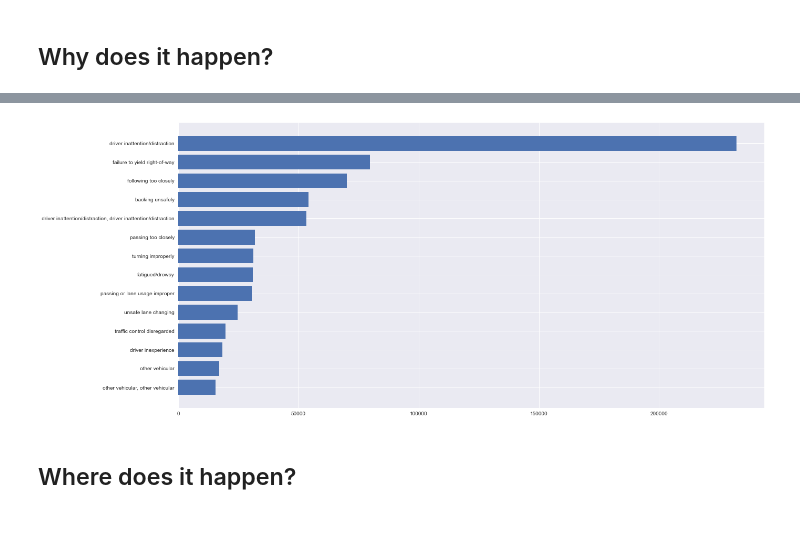
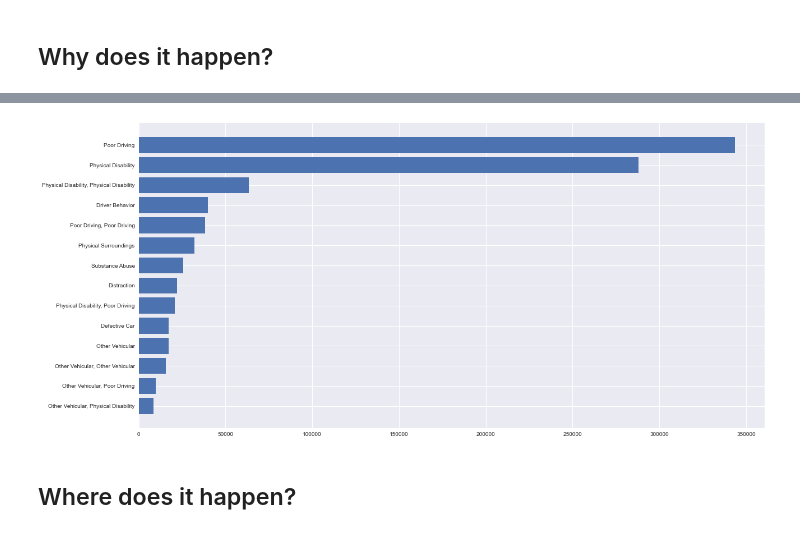
Before and after one commit to rasgaard/socialdatascience, a Jupyter notebook: notebook.ipynb, the cells around one changed output, grey strips where cells are left out. Drawn from its saved outputs; the diff is of its cells as text; code cells hidden in the pictures.

```diff
--- a/notebook.ipynb
+++ b/notebook.ipynb
@@ -36,13 +52,14 @@ v, c = df.groupby('CONTRIBUTING FACTORS').size().index, df.groupby('CONTRIBUTING
 # %%
 import matplotlib.pyplot as plt
+v, c = df.groupby(df['CONTRIBUTING FACTORS (GENERAL)']).size().index, df.groupby(df['CONTRIBUTING FACTORS (GENERAL)']).size().values
 plt.style.use('seaborn')
 plt.figure(figsize=(20,10))
 plt.barh(v[(-c).argsort()][1:15], c[(-c).argsort()][1:15])
 ax = plt.gca()
 ax.invert_yaxis()
 plt.show()
 # %% [output]
-[figure, old version]
+[figure, new version]
 # %% [markdown]
 ## Where does it happen?
 # %%
```
Also changed, not shown: parts of 3 cells of this notebook, 3 other files.
